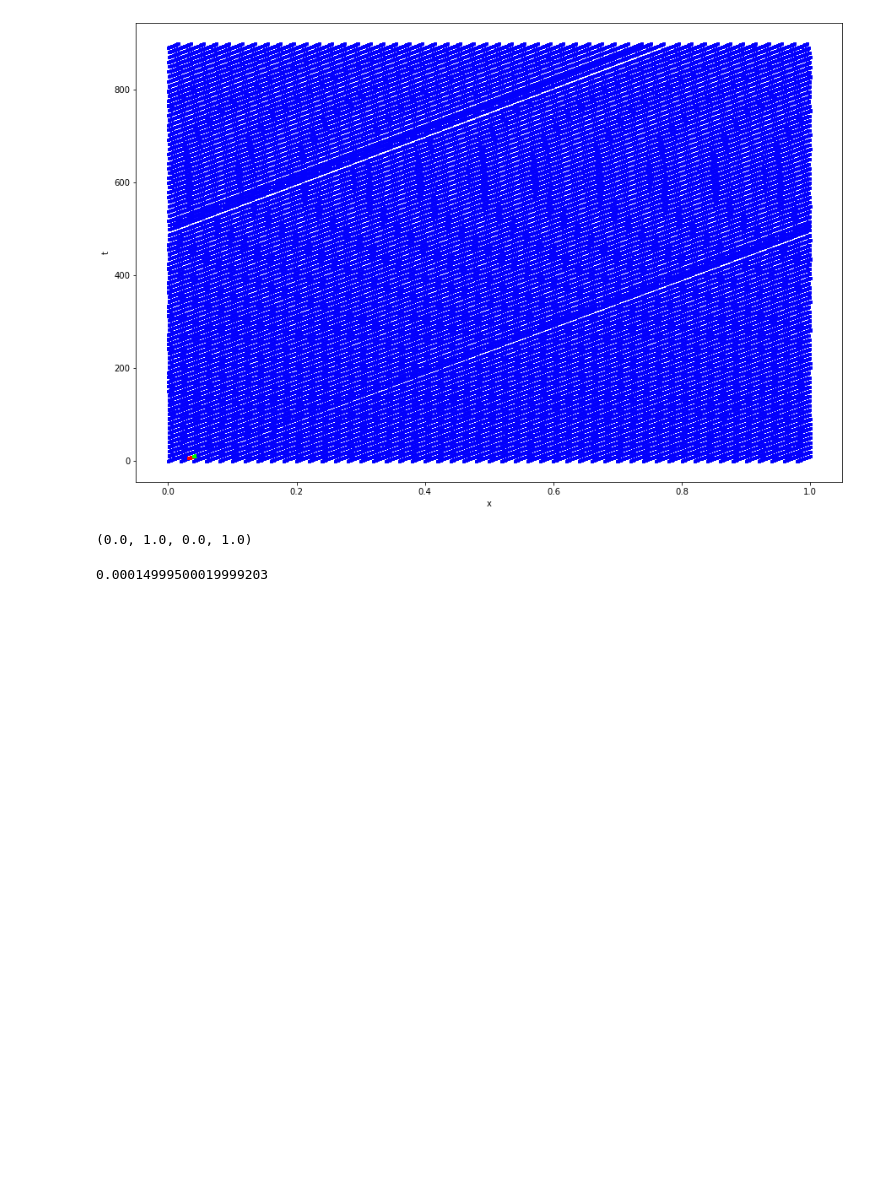
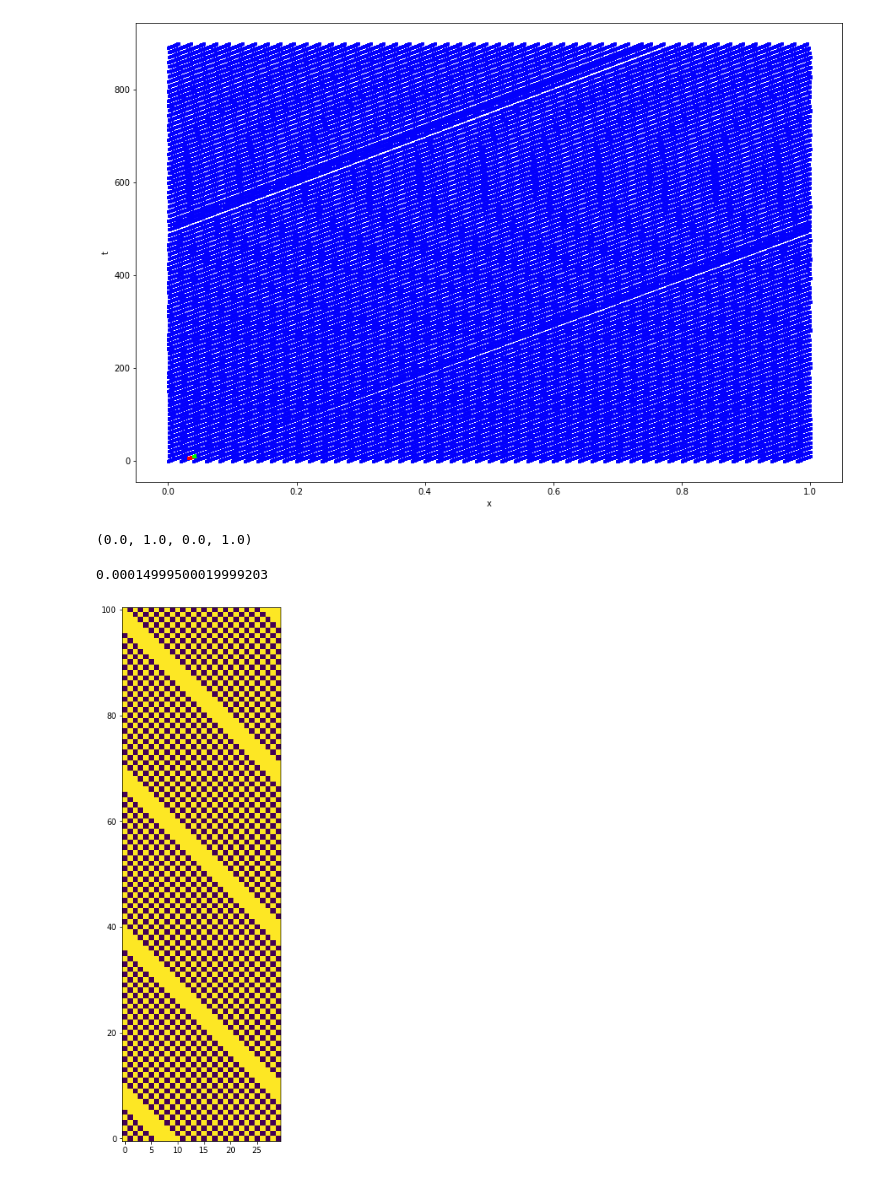
Before and after one commit to malcolmmaas/traffic, a Jupyter notebook: model.ipynb, the cells around one changed output. Cells and saved outputs as stored; diff of their text form; code cells hidden in the pictures; blank space fills up the shorter version.

```diff
--- a/model.ipynb
+++ b/model.ipynb
@@ -435,0 +481,9 @@ max_b
+# %%
+import matplotlib
+import numpy as np
+
+fig, ax = plt.subplots(1, 1, tight_layout=True)
+ax.imshow(cell_series, interpolation='none')
+ax.invert_yaxis()
+# %% [output]
+[figure, added]
```
Also changed, not shown: parts of 2 cells of this notebook.
